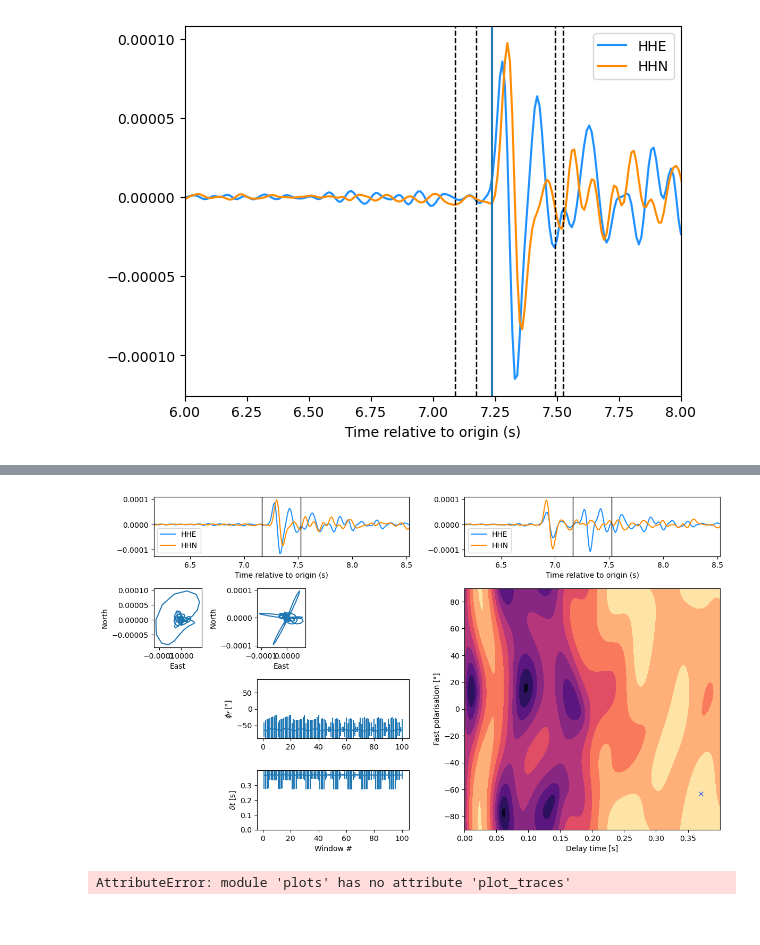
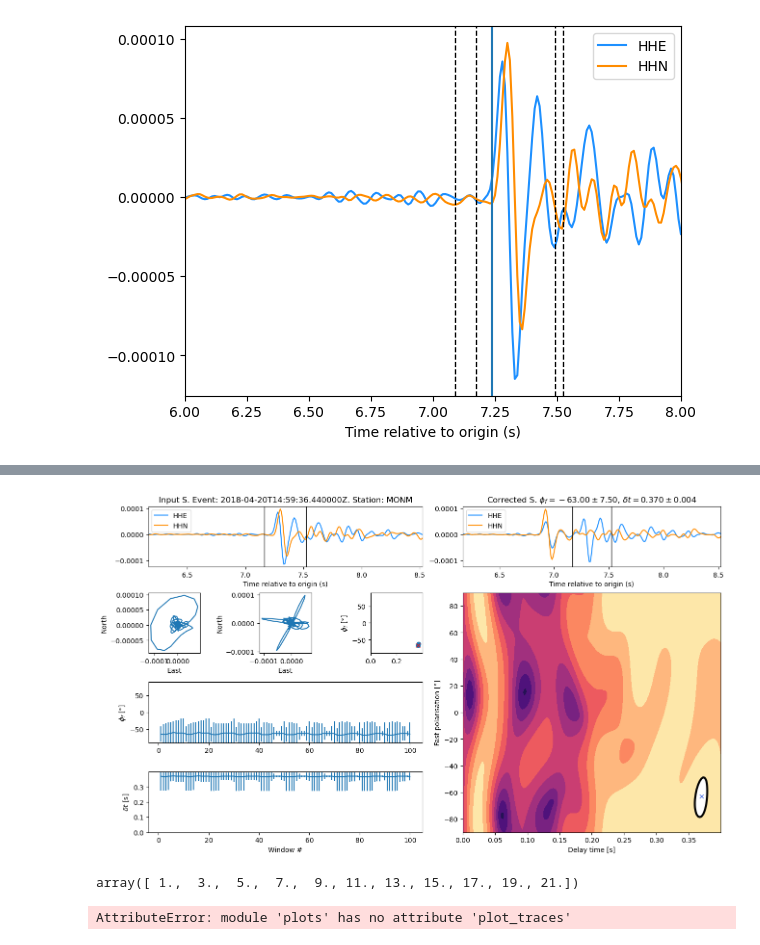
Before and after one commit to Jasplet/shebaPy, a Jupyter notebook: dev/dev_plotting.ipynb, the cells around one changed output, grey strips where cells are left out. Drawn from its saved outputs; the diff is of its cells as text; code cells hidden in the pictures.

```diff
--- a/dev/dev_plotting.ipynb
+++ b/dev/dev_plotting.ipynb
@@ -71,51 +84,62 @@ GB.MONM.00.HHZ | 2018-04-20T14:59:36.440000Z - 2018-04-20T14:59:51.440000Z | 100
 # %%
-fig = plt.figure(layout="constrained", figsize= (12,7))
+fig = plt.figure(layout="constrained", figsize= (13,7.5))
 
 gs = GridSpec(4, 6, figure=fig)
 
 ax1 = fig.add_subplot(gs[0,0:3])
 plots._plot_traces(st, show_final_window=True, axes=ax1)
 ax1.set_xlim([result.wbeg -1, result.wend + 1])
+ax1.set_title(f'Input S. Event: {st[0].stats.starttime}. Station: {result.station.strip()}', fontsize=12)
 ax2 = fig.add_subplot(gs[0,3:], sharey=ax1)
 plots._plot_traces(st_corr, show_final_window=True, axes=ax2)
 ax2.set_xlim([result.wbeg -1, result.wend + 1])
+ax2.set_title(f'Corrected S. $\phi_f = {result.fast:4.2f}\pm{result.dfast:4.2f}$, $\delta t = {result.tlag:4.3f}\pm{result.dtlag:4.3f}$')
 ax3 = fig.add_subplot(gs[1, 0])
 plots._ppm(ax3, st)
 ax4 = fig.add_subplot(gs[1, 1])
 plots._ppm(ax4, st_corr)
 ax4 = fig.add_subplot(gs[1:4, 3:6])
 phis = result.variables['fast_vector'][:]
 dts = result.variables['tlag_vector'][:]
 PHI, TLAG = np.meshgrid(phis, dts)
 
-C = ax4.contourf(TLAG, PHI, result.variables['lam2_norm_grid'][:]/ result.variables['lam2_norm_grid'][:].min(),
-            linewidths = [3, 1.5, 1.5, 1.5, 1.5, 1.5, 1.5], cmap='magma_r')
+C = ax4.contourf(TLAG, PHI, result.variables['lam2_norm_grid'][:], levels=np.linspace(1,21,11),
+             cmap='magma_r')
+C1 = ax4.contour(TLAG, PHI, result.variables['lam2_norm_grid'][:], levels=[1], linewidths=[3],
+             colors='black')
 ax4.plot(result.tlag, result.fast, 'x', color='royalblue')
 ax4.set_ylabel('Fast polarisation [°]')
 ax4.set_xlabel('Delay time [s]')
 ax4.set_xlim([dts.min(), dts.max()])
 ax4.set_ylim([phis.min(), phis.max()])
 # ax4.clabel(C, C.levels, fmt ='%2i')
 # ax4.set_xlim([0,0.2])
 # Window clustser fast
 wind_num = np.arange(0,result.dimensions['window'].size) + 1 #shift to start from 1
 ax5 = fig.add_subplot(gs[2,0:3])
 ax5.errorbar(x=wind_num, y=result.variables['mw_fast'][:], yerr=result.variables['mw_dfast'][:])
 ax5.set_ylim([phis.min(),phis.max()])
 ax5.set_ylabel(r'$\phi_f$ [°]')
 ax6 = fig.add_subplot(gs[3,0:3])
 ax6.errorbar(x=wind_num, y=result.variables['mw_tlag'][:], yerr=result.variables['mw_dtlag'][:])
 ax6.set_ylim([dts.min(), dts.max()])
 ax6.set_ylabel(r'$\delta t$ [s]')
 ax6.set_xlabel('Window #')
 
 ax7 = fig.add_subplot(gs[1,2])
-ax7.scatter(x=result.variables['cluster_xc0'], y=result.variables['clusteryc0'])
-ax7.plot(x=result.variables['cluster_xc0'][result.], y=result.variables['clusteryc0'])
-plt.tight_layout()
+ax7.scatter(x=result.variables['cluster_xc0'][:], y=result.variables['cluster_yc0'][:])
+ax7.plot(result.variables['cluster_xc0'][result.best_cluster], result.variables['cluster_yc0'][result.best_cluster],'x', color='red')
+ax7.set_xlim([dts.min(), dts.max()])
+ax7.set_ylim([phis.min(), phis.max()])
+ax7.set_ylabel(r'$\delta t$ [s]')
+ax7.set_ylabel(r'$\phi_f$ [°]')
 fig.show()
 # %% [output]
-[figure, old version]
+[figure, new version]
+# %%
+np.linspace(1,21,11)
+# %% [output]
+array([ 1.,  3.,  5.,  7.,  9., 11., 13., 15., 17., 19., 21.])
 # %%
 plots.plot_traces(obspy.read('../../../Projects/SHARP/splitting/shebapy_test/MONM/GB_MONM_20180224053715.HH?'), show_final_window=True)
 # %% [output]
```
Also changed, not shown: parts of 4 cells of this notebook.
